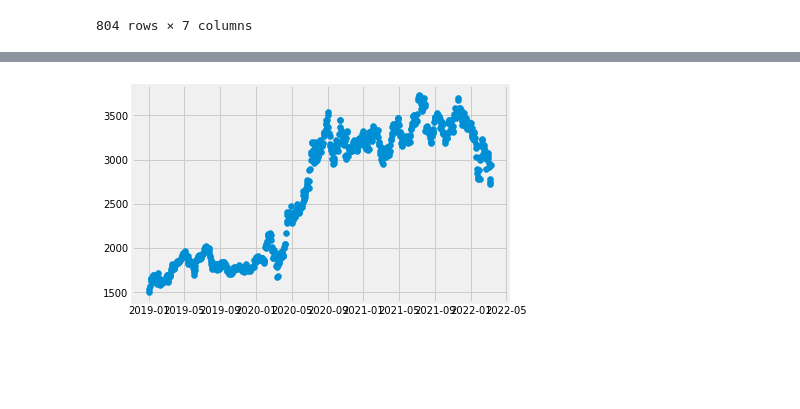
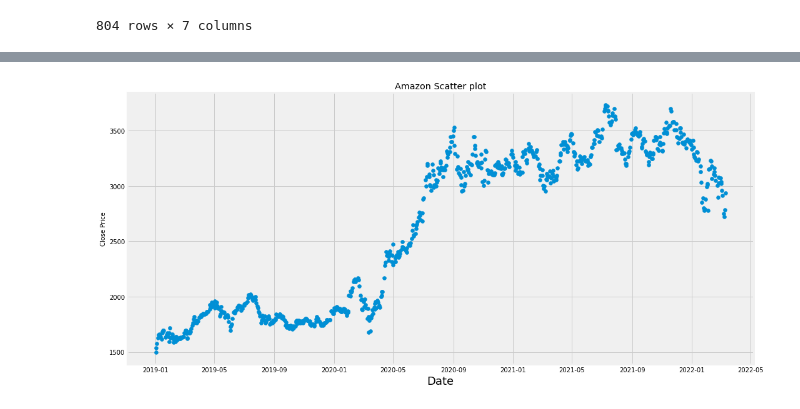
Before and after one commit to aanilkumarreddy/Angular-Assignment, a Jupyter notebook: dataexploringFAANG.ipynb, the cells around one changed output, grey strips where cells are left out. Saved outputs shown, nothing was run; the diff lists cells and outputs as text; code cells hidden in the pictures; blank space fills up the shorter version.

```diff
--- a/dataexploringFAANG.ipynb
+++ b/dataexploringFAANG.ipynb
@@ -95,6 +111,10 @@ plt.show()
 # %%
 
+plt.figure(figsize=(16,8))
+plt.title('Amazon Scatter plot')
+plt.xlabel('Date',fontsize=18)
+plt.ylabel('Close Price',fontsize=10)
 plt.scatter(amzncsv['Date'], amzncsv['Close'])
 plt.show()
 # %% [output]
-[figure, old version]
+[figure, new version]
```
Also changed, not shown: parts of 8 cells of this notebook.
